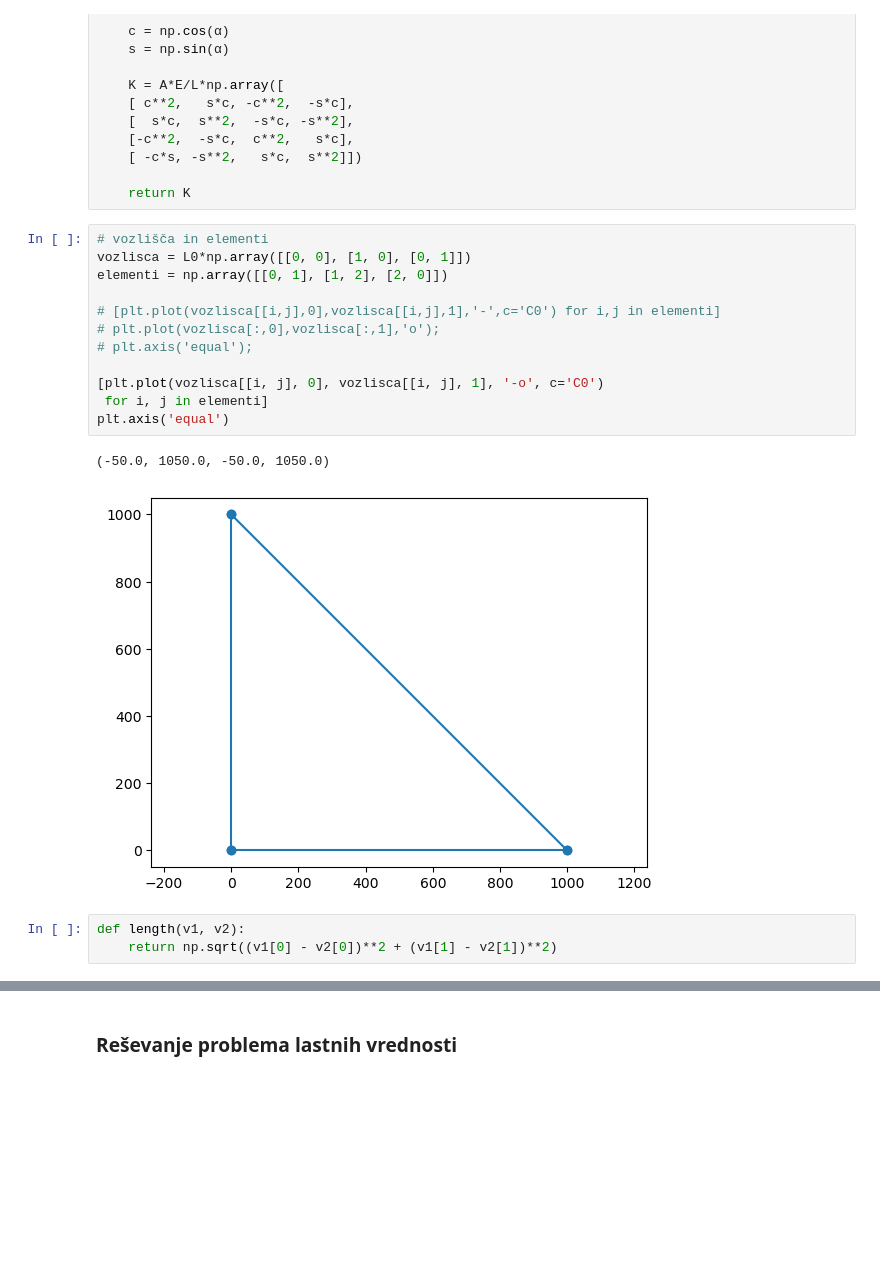
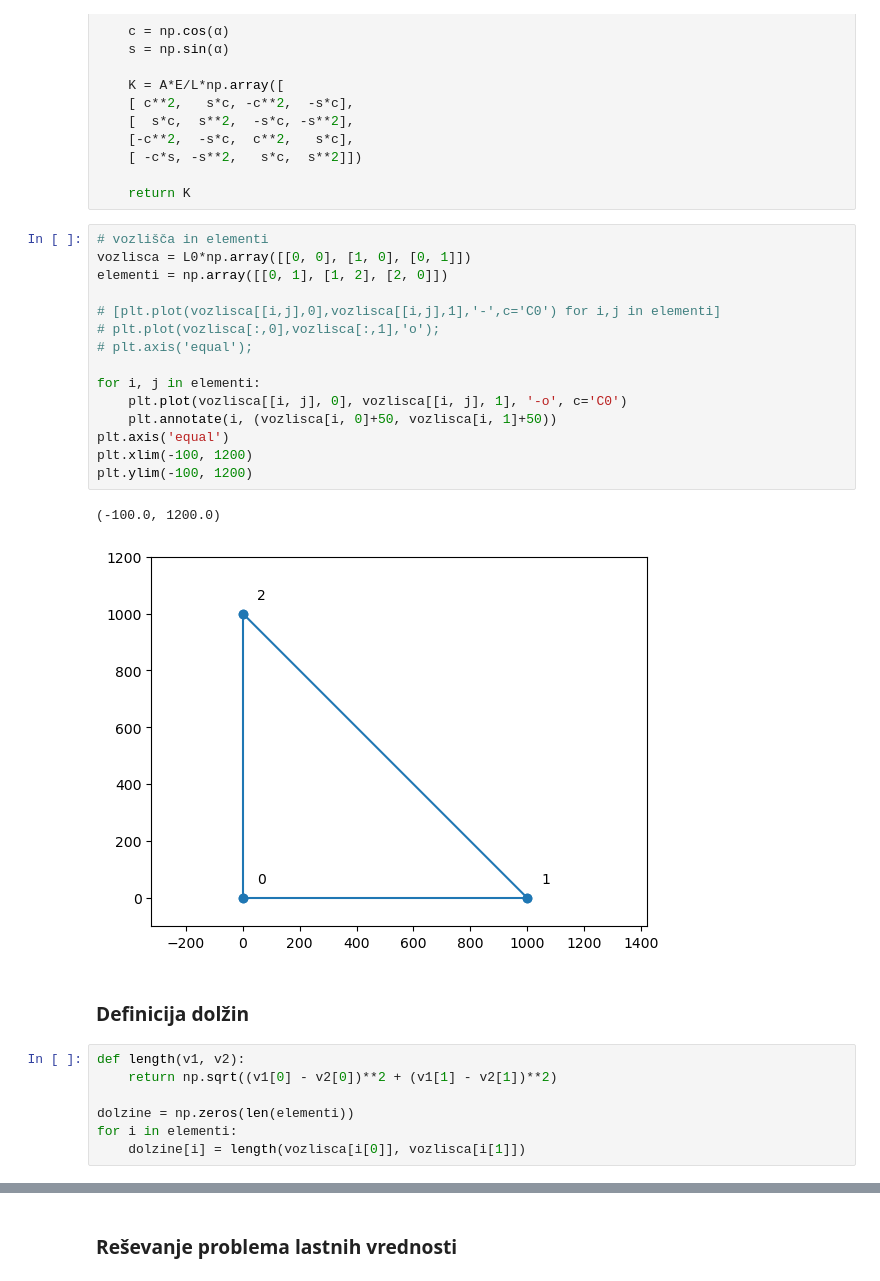
Before and after one commit to markotacer/pypinm, a Jupyter notebook: Dinamika strojev in konstrukcij/Vaja1/Palicje_predloga.ipynb, the cells around one changed output, grey strips where cells are left out. Saved outputs shown, nothing was run; the diff lists cells and outputs as text; blank space fills up the shorter version.

```diff
--- a/Dinamika strojev in konstrukcij/Vaja1/Palicje_predloga.ipynb
+++ b/Dinamika strojev in konstrukcij/Vaja1/Palicje_predloga.ipynb
@@ -81,18 +81,27 @@ def K_e(A, E, L, α):
 # %%
 # vozlišča in elementi
 vozlisca = L0*np.array([[0, 0], [1, 0], [0, 1]])
 elementi = np.array([[0, 1], [1, 2], [2, 0]])
 
 # [plt.plot(vozlisca[[i,j],0],vozlisca[[i,j],1],'-',c='C0') for i,j in elementi]
 # plt.plot(vozlisca[:,0],vozlisca[:,1],'o');
 # plt.axis('equal');
 
-[plt.plot(vozlisca[[i, j], 0], vozlisca[[i, j], 1], '-o', c='C0')
- for i, j in elementi]
+for i, j in elementi:
+    plt.plot(vozlisca[[i, j], 0], vozlisca[[i, j], 1], '-o', c='C0')
+    plt.annotate(i, (vozlisca[i, 0]+50, vozlisca[i, 1]+50))
 plt.axis('equal')
+plt.xlim(-100, 1200)
+plt.ylim(-100, 1200)
 # %% [output]
-(-50.0, 1050.0, -50.0, 1050.0)
+(-100.0, 1200.0)
-[figure, old version]
+[figure, new version]
+# %% [markdown]
+### Definicija dolžin
 # %%
 def length(v1, v2):
     return np.sqrt((v1[0] - v2[0])**2 + (v1[1] - v2[1])**2)
+
+dolzine = np.zeros(len(elementi))
+for i in elementi:
+    dolzine[i] = length(vozlisca[i[0]], vozlisca[i[1]])
```
Also changed, not shown: parts of 18 cells of this notebook.
